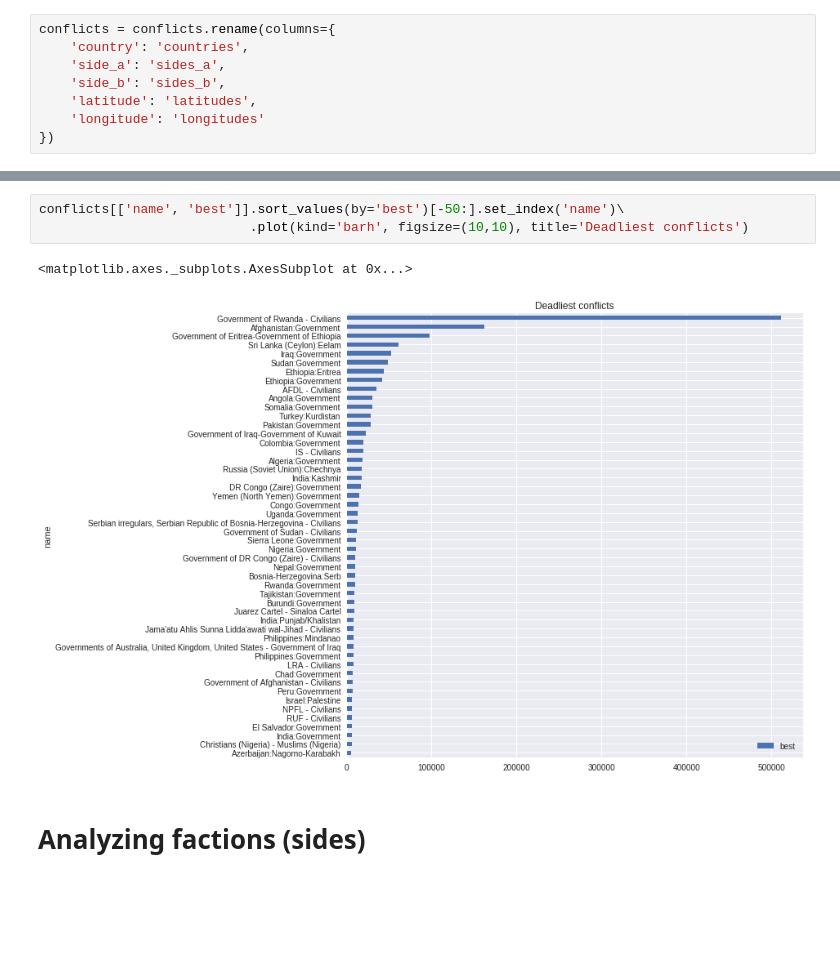
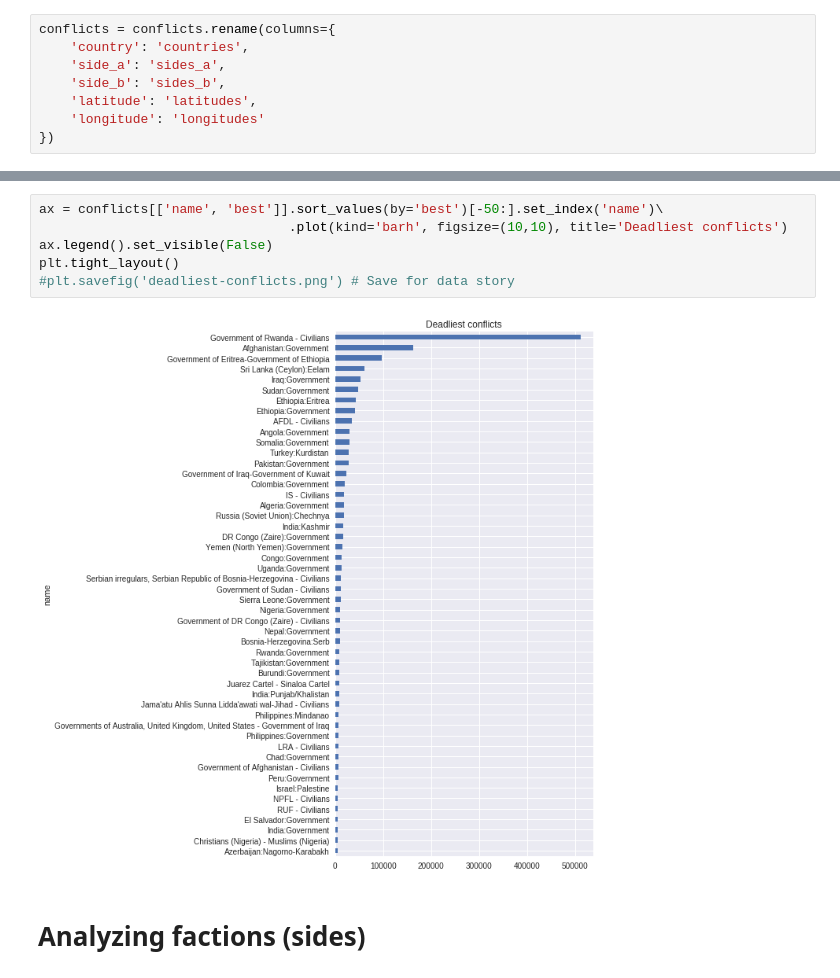
Before and after one commit to vincenzobaz/VBTALL-ADA2017, a Jupyter notebook: Project/Factions (sides) analysis.ipynb, the cells around one changed output, grey strips where cells are left out. Drawn from its saved outputs; the diff is of its cells as text; blank space fills up the shorter version.

Commit message:
Update side analysis and export plots

```diff
--- a/Project/Factions (sides) analysis.ipynb
+++ b/Project/Factions (sides) analysis.ipynb
@@ -83,11 +83,13 @@ conflicts.head()
 | 220 | 0 days | 1989-01-01 | 1989-01-01 | 0 | 150 | 150 | [-25.29389] | ... |
 | 221 | 0 days | 1989-01-01 | 2015-01-01 | 196 | 1366 | 4550 | [17.5, 17.5, 17.5, 17.5, 17.5, 17... | ... |
 # %%
-conflicts[['name', 'best']].sort_values(by='best')[-50:].set_index('name')\
-                           .plot(kind='barh', figsize=(10,10), title='Deadliest conflicts')
+ax = conflicts[['name', 'best']].sort_values(by='best')[-50:].set_index('name')\
+                                .plot(kind='barh', figsize=(10,10), title='Deadliest conflicts')
+ax.legend().set_visible(False)
+plt.tight_layout()
+#plt.savefig('deadliest-conflicts.png') # Save for data story
 # %% [output]
-<matplotlib.axes._subplots.AxesSubplot at 0x...>
-[figure, old version]
+[figure, new version]
 # %% [markdown]
 # Analyzing factions (sides)
 # %% [markdown]
```
Also changed, not shown: parts of 2 cells of this notebook, 3 other files.
